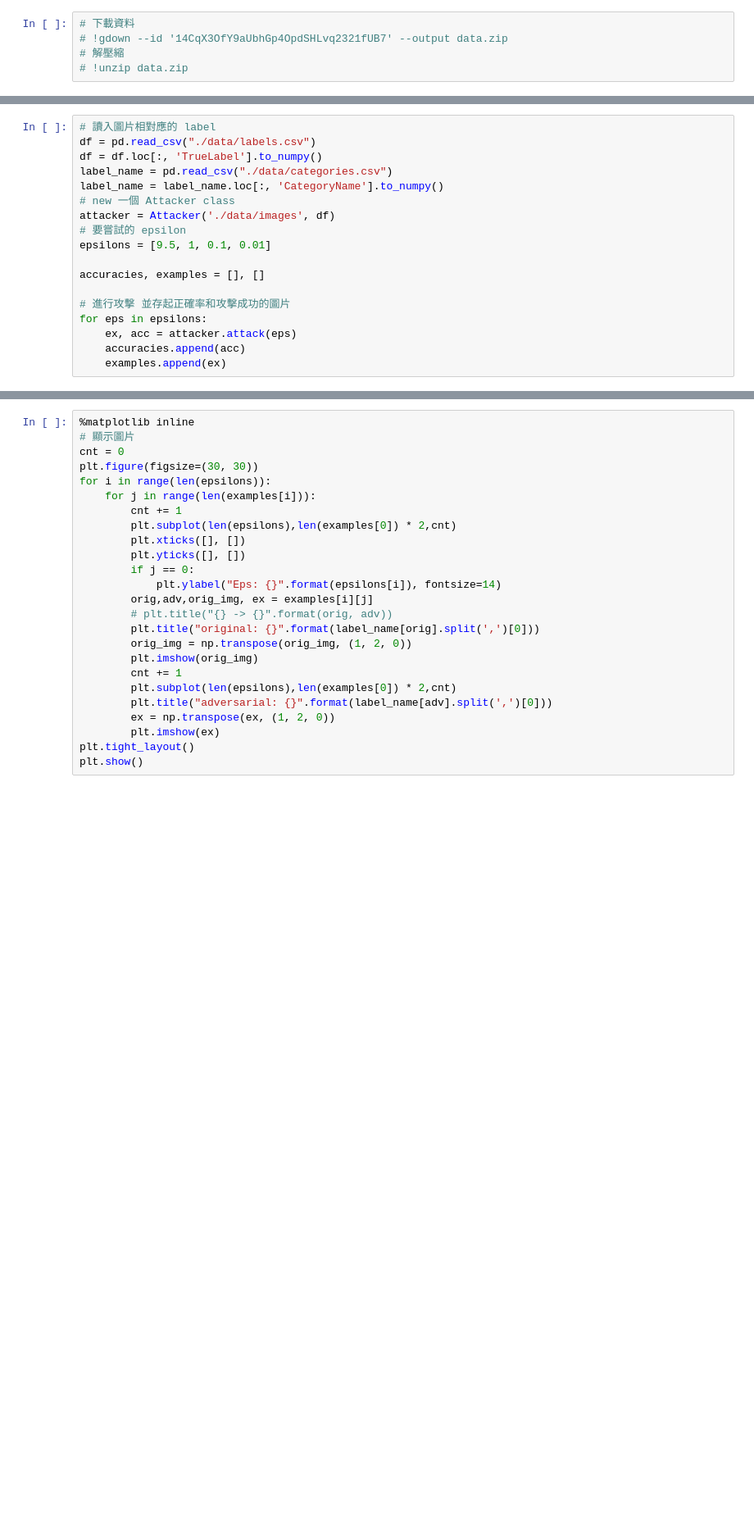
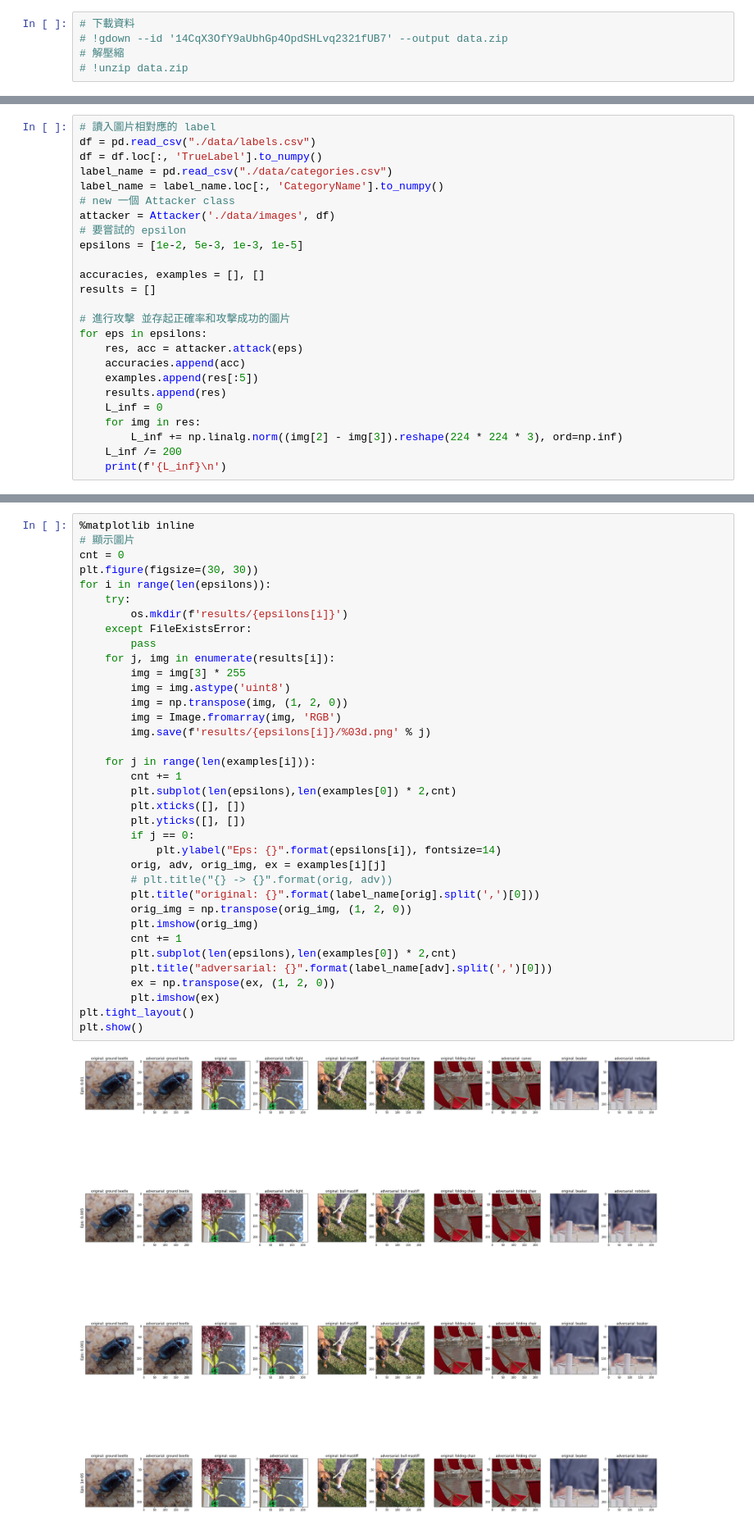
Before and after one commit to NTU-speech-lab/hw6-oToToT, a Jupyter notebook: example.ipynb, the cells around one changed output, grey strips where cells are left out. Shown at 82% size. Drawn from its saved outputs; the diff is of its cells as text; blank space fills up the shorter version.

```diff
--- a/example.ipynb
+++ b/example.ipynb
@@ -141,12 +142,19 @@ label_name = label_name.loc[:, 'CategoryName'].to_numpy()
 # new 一個 Attacker class
 attacker = Attacker('./data/images', df)
 # 要嘗試的 epsilon
-epsilons = [9.5, 1, 0.1, 0.01]
+epsilons = [1e-2, 5e-3, 1e-3, 1e-5]
 
 accuracies, examples = [], []
+results = []
 
 # 進行攻擊 並存起正確率和攻擊成功的圖片
 for eps in epsilons:
-    ex, acc = attacker.attack(eps)
+    res, acc = attacker.attack(eps)
     accuracies.append(acc)
-    examples.append(ex)
+    examples.append(res[:5])
+    results.append(res)
+    L_inf = 0
+    for img in res:
+        L_inf += np.linalg.norm((img[2] - img[3]).reshape(224 * 224 * 3), ord=np.inf)
+    L_inf /= 200
+    print(f'{L_inf}\n')
@@ -153,25 +173,38 @@ for eps in epsilons:
 # %%
 %matplotlib inline
 # 顯示圖片
 cnt = 0
 plt.figure(figsize=(30, 30))
 for i in range(len(epsilons)):
+    try:
+        os.mkdir(f'results/{epsilons[i]}')
+    except FileExistsError:
+        pass
+    for j, img in enumerate(results[i]):
+        img = img[3] * 255
+        img = img.astype('uint8')
+        img = np.transpose(img, (1, 2, 0))
+        img = Image.fromarray(img, 'RGB')
+        img.save(f'results/{epsilons[i]}/%03d.png' % j)
+
     for j in range(len(examples[i])):
         cnt += 1
         plt.subplot(len(epsilons),len(examples[0]) * 2,cnt)
         plt.xticks([], [])
         plt.yticks([], [])
         if j == 0:
             plt.ylabel("Eps: {}".format(epsilons[i]), fontsize=14)
-        orig,adv,orig_img, ex = examples[i][j]
+        orig, adv, orig_img, ex = examples[i][j]
         # plt.title("{} -> {}".format(orig, adv))
         plt.title("original: {}".format(label_name[orig].split(',')[0]))
         orig_img = np.transpose(orig_img, (1, 2, 0))
         plt.imshow(orig_img)
         cnt += 1
         plt.subplot(len(epsilons),len(examples[0]) * 2,cnt)
         plt.title("adversarial: {}".format(label_name[adv].split(',')[0]))
         ex = np.transpose(ex, (1, 2, 0))
         plt.imshow(ex)
 plt.tight_layout()
 plt.show()
+# %% [output]
+[figure, added]
```
Also changed, not shown: parts of 2 cells of this notebook, 1 other file.
